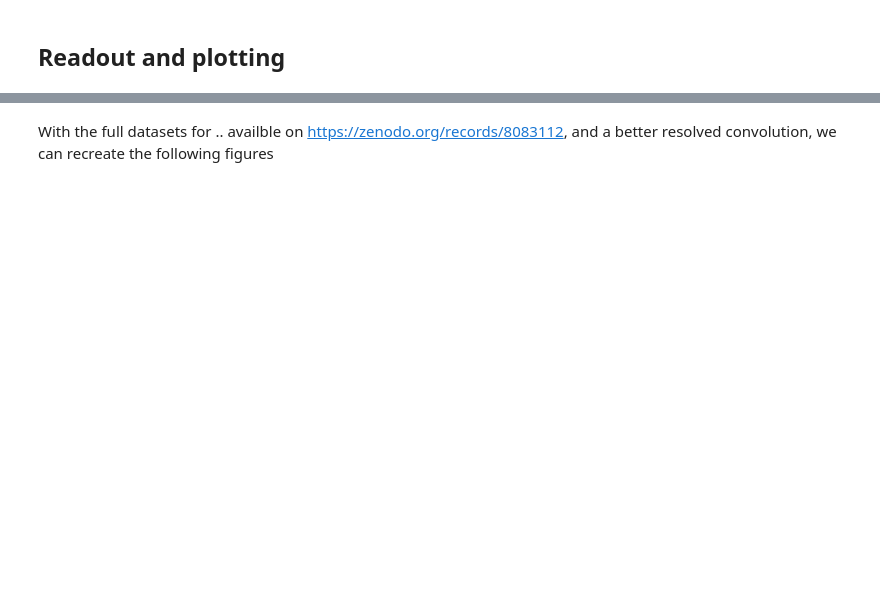
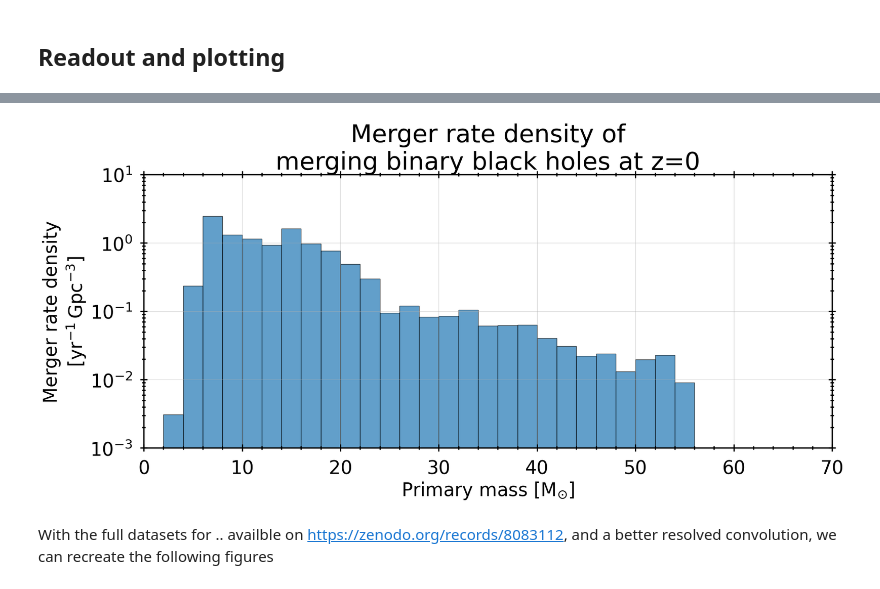
Before and after one commit to FloorBroekgaarden/growl-syntheticstellarpopconvolve, a Jupyter notebook: examples/notebook_example_GW_merger_rate_density.ipynb, the cells around one changed output, grey strips where cells are left out. Cells and saved outputs as stored; diff of their text form; code cells hidden in the pictures; blank space fills up the shorter version.

```diff
--- a/examples/notebook_example_GW_merger_rate_density.ipynb
+++ b/examples/notebook_example_GW_merger_rate_density.ipynb
@@ -30,7 +30,7 @@ VERBOSITY = 0
 
 # The flag below allows the user to run this notebook without the full data or starformation rate.
 FULL_VERSION = os.getenv("EXAMPLE_USECASE_GW_FULL_VERSION", False)
-FULL_VERSION = 0
+# FULL_VERSION = 0
 # %% [markdown]
 Lets start with loading some data and see which metallicities are present. This data is generated by a grid-based population-synthesis evolution at a series of fixed metallicities.
 
@@ -274,8 +247,8 @@ with h5py.File(convolution_config["output_filename"], "r") as output_hdf5_file:
     #     output_hdf5_file["output_data/event/example_GW_merger_rate_density/intrinsic/convolution_results/0.125"].keys()
     # )
 
-    key = "output_data/event/example_GW_merger_rate_density/intrinsic/convolution_results/0.125/"
-
+    key = "output_data/example_GW_merger_rate_density/intrinsic/convolution_results/0.125/"
+    print(output_hdf5_file[key].keys())
     #
     yield_data = output_hdf5_file[key+'yield'][()]
 
@@ -287,21 +275,24 @@ with h5py.File(convolution_config["output_filename"], "r") as output_hdf5_file:
 # %%
 primary_mass_bins = np.arange(0, 80, 2)
 
 
 
 #
 fig, ax = plt.subplots(figsize=(20,8))
 
 # Compute weighted histogram
 ax.hist(primary_mass_array, bins=primary_mass_bins, weights=yield_data, edgecolor='black', alpha=0.7)
 
 # Set axis labels and title
 ax.set_xlabel('Primary mass [{}]'.format(u.Msun.to_string("latex_inline")))
 ax.set_ylabel('Merger rate density\n[{}]'.format(unit_dict['yield'].to_string("latex_inline")))
 ax.set_title('Merger rate density of\nmerging binary black holes at z=0')
-ax.set_ylim(0.1, 1000)
+ax.set_ylim(0.001, 10)
+ax.set_xlim(0, 70)
 ax.set_yscale('log')
 
 plt.show()
+# %% [output]
+[figure, added]
 # %% [markdown]
 With the full datasets for .. availble on https://zenodo.org/records/8083112, and a better resolved convolution, we can recreate the following figures
```
Also changed, not shown: parts of 4 cells of this notebook, 1 other file.
